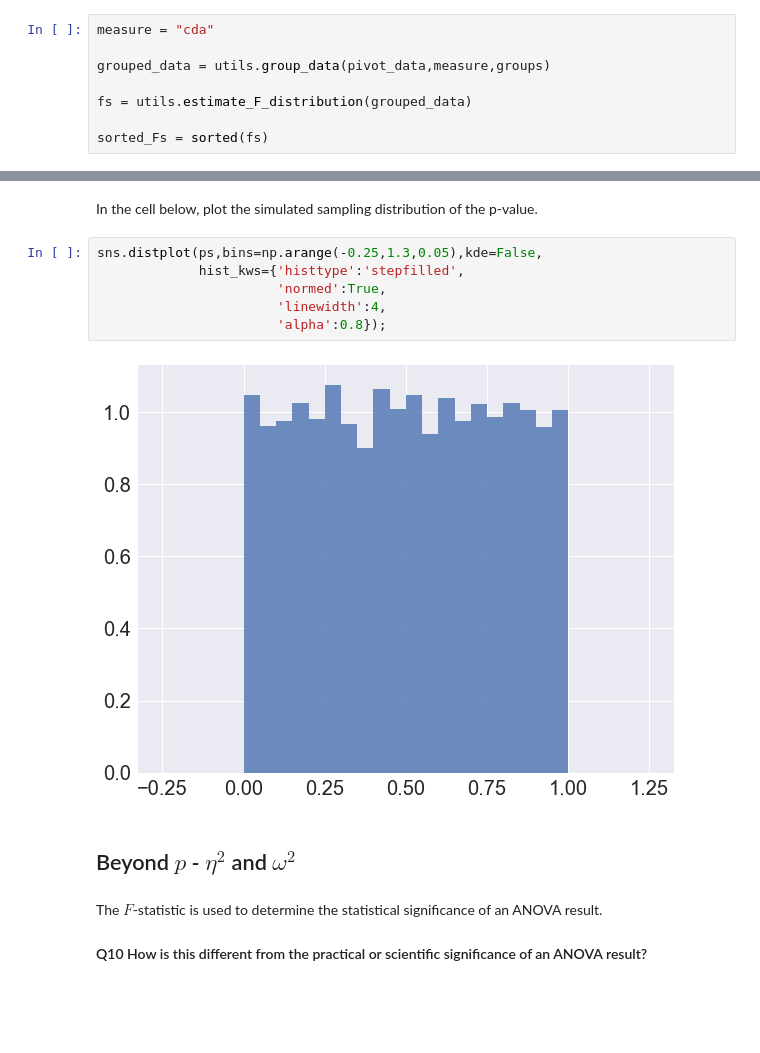
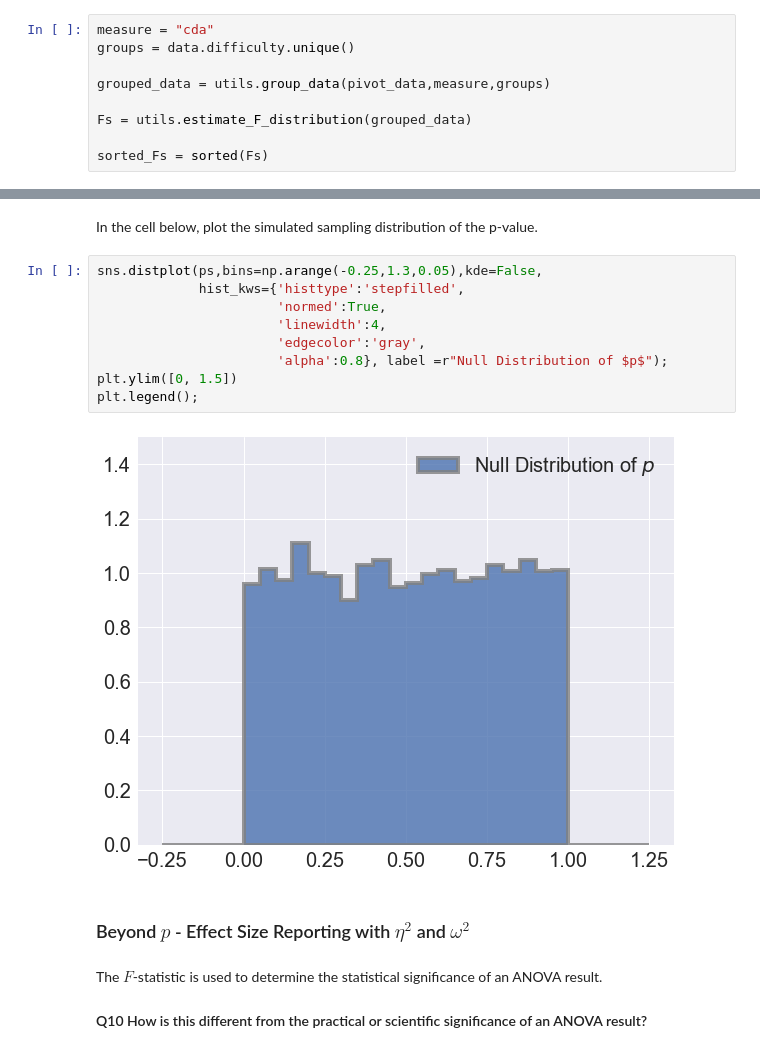
Before and after one commit to charlesfrye/AppliedStatisticsForNeuroscience, a Jupyter notebook: 05 - ANOVA I/Lab - One-Way ANOVA - Solutions.ipynb, the cells around one changed output, grey strips where cells are left out. Saved outputs shown, nothing was run; the diff lists cells and outputs as text; blank space fills up the shorter version.

```diff
--- a/05 - ANOVA I/Lab - One-Way ANOVA - Solutions.ipynb
+++ b/05 - ANOVA I/Lab - One-Way ANOVA - Solutions.ipynb
@@ -391,8 +258,9 @@ The function `utils.estimate_f_distribution` will implement this simulation.
 # %%
 measure = "cda"
+groups = data.difficulty.unique()
 
 grouped_data = utils.group_data(pivot_data,measure,groups)
 
-fs = utils.estimate_F_distribution(grouped_data)
+Fs = utils.estimate_F_distribution(grouped_data)
 
-sorted_Fs = sorted(fs)
+sorted_Fs = sorted(Fs)
@@ -431,13 +300,16 @@ In the cell below, plot the simulated sampling distribution of the p-value.
 # %%
 sns.distplot(ps,bins=np.arange(-0.25,1.3,0.05),kde=False,
              hist_kws={'histtype':'stepfilled',
                        'normed':True,
                        'linewidth':4,
-                       'alpha':0.8});
+                       'edgecolor':'gray',
+                       'alpha':0.8}, label =r"Null Distribution of $p$");
+plt.ylim([0, 1.5])
+plt.legend();
 # %% [output]
-[figure, old version]
+[figure, new version]
 # %% [markdown]
-## Beyond $p$ - $\eta^2$ and $\omega^2$
+### Beyond $p$ - Effect Size Reporting with $\eta^2$ and $\omega^2$
 # %% [markdown]
 The $F$-statistic is used to determine the statistical significance of an ANOVA result.
 
```
Also changed, not shown: parts of 51 cells of this notebook.
